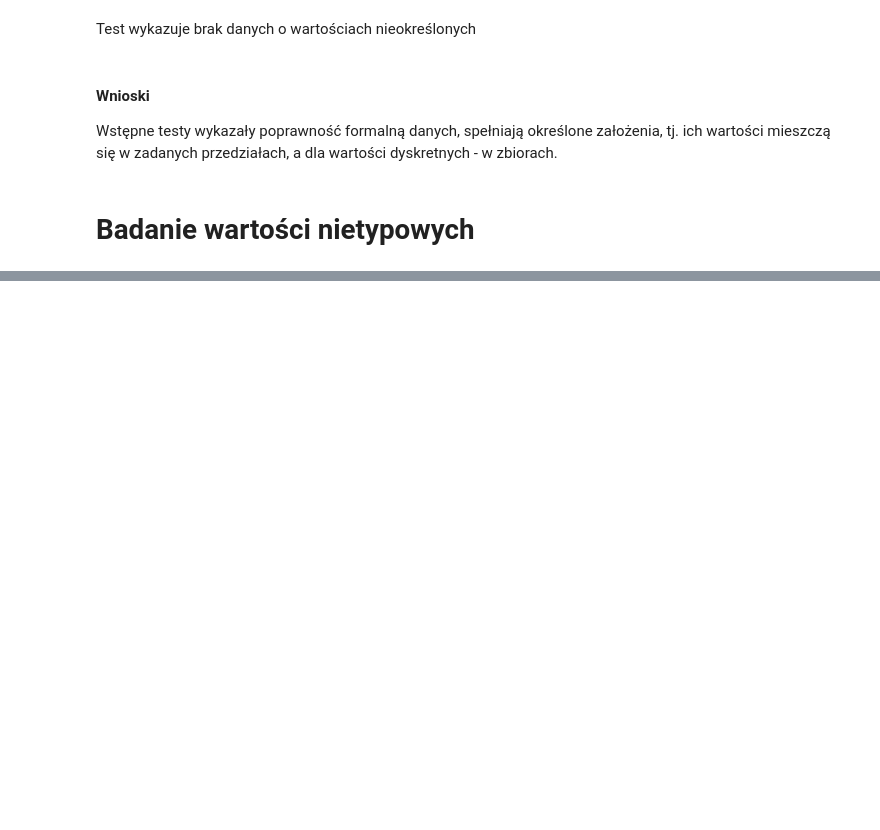
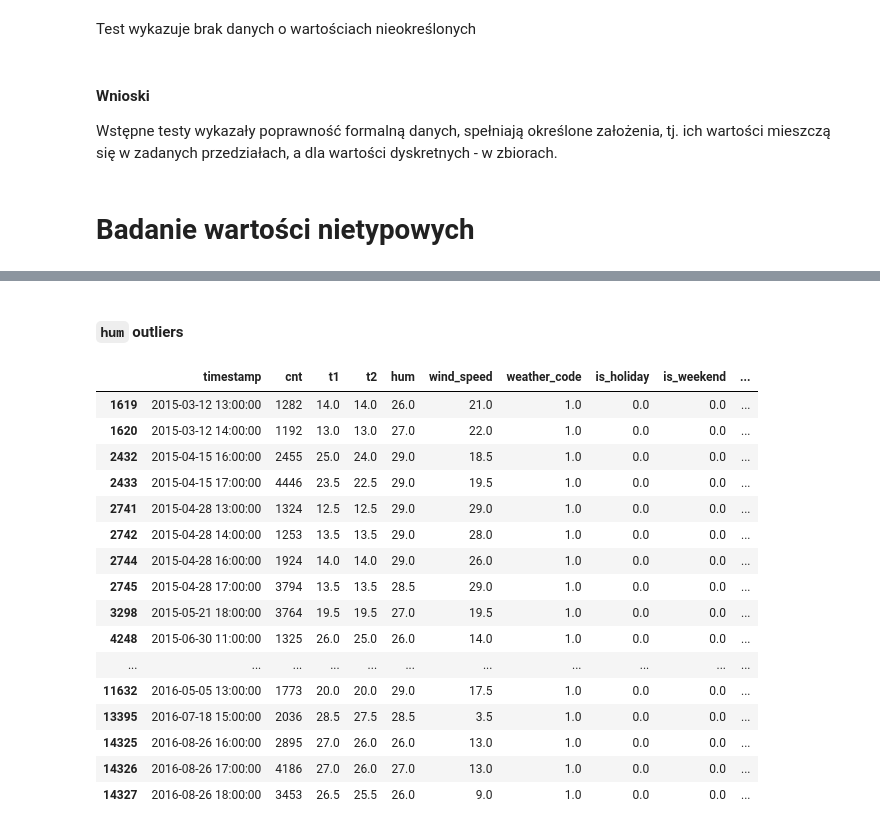
Before and after one commit to hubert-mazur/bike_sharing_data_exploration, a Jupyter notebook: project.ipynb, the cells around one changed output, grey strips where cells are left out. Saved outputs shown, nothing was run; the diff lists cells and outputs as text; code cells hidden in the pictures; blank space fills up the shorter version.

```diff
--- a/project.ipynb
+++ b/project.ipynb
@@ -141,0 +167,22 @@ outliered_dataset
+# %% [markdown]
+#### `hum` outliers
+# %%
+dataset.iloc[list(map(lambda x: x[0],filter(lambda x: x[1] == 3, sorted_outliers)))]
+# %% [output]
+|  | timestamp | cnt | t1 | t2 | hum | wind_speed | weather_code | is_holiday | is_weekend | ... |
+| 1619 | 2015-03-12 13:00:00 | 1282 | 14.0 | 14.0 | 26.0 | 21.0 | 1.0 | 0.0 | 0.0 | ... |
+| 1620 | 2015-03-12 14:00:00 | 1192 | 13.0 | 13.0 | 27.0 | 22.0 | 1.0 | 0.0 | 0.0 | ... |
+| 2432 | 2015-04-15 16:00:00 | 2455 | 25.0 | 24.0 | 29.0 | 18.5 | 1.0 | 0.0 | 0.0 | ... |
+| 2433 | 2015-04-15 17:00:00 | 4446 | 23.5 | 22.5 | 29.0 | 19.5 | 1.0 | 0.0 | 0.0 | ... |
+| 2741 | 2015-04-28 13:00:00 | 1324 | 12.5 | 12.5 | 29.0 | 29.0 | 1.0 | 0.0 | 0.0 | ... |
+| 2742 | 2015-04-28 14:00:00 | 1253 | 13.5 | 13.5 | 29.0 | 28.0 | 1.0 | 0.0 | 0.0 | ... |
+| 2744 | 2015-04-28 16:00:00 | 1924 | 14.0 | 14.0 | 29.0 | 26.0 | 1.0 | 0.0 | 0.0 | ... |
+| 2745 | 2015-04-28 17:00:00 | 3794 | 13.5 | 13.5 | 28.5 | 29.0 | 1.0 | 0.0 | 0.0 | ... |
+| 3298 | 2015-05-21 18:00:00 | 3764 | 19.5 | 19.5 | 27.0 | 19.5 | 1.0 | 0.0 | 0.0 | ... |
+| 4248 | 2015-06-30 11:00:00 | 1325 | 26.0 | 25.0 | 26.0 | 14.0 | 1.0 | 0.0 | 0.0 | ... |
+| ... | ... | ... | ... | ... | ... | ... | ... | ... | ... | ... |
+| 11632 | 2016-05-05 13:00:00 | 1773 | 20.0 | 20.0 | 29.0 | 17.5 | 1.0 | 0.0 | 0.0 | ... |
+| 13395 | 2016-07-18 15:00:00 | 2036 | 28.5 | 27.5 | 28.5 | 3.5 | 1.0 | 0.0 | 0.0 | ... |
+| 14325 | 2016-08-26 16:00:00 | 2895 | 27.0 | 26.0 | 26.0 | 13.0 | 1.0 | 0.0 | 0.0 | ... |
+| 14326 | 2016-08-26 17:00:00 | 4186 | 27.0 | 26.0 | 27.0 | 13.0 | 1.0 | 0.0 | 0.0 | ... |
+| 14327 | 2016-08-26 18:00:00 | 3453 | 26.5 | 25.5 | 26.0 | 9.0 | 1.0 | 0.0 | 0.0 | ... |
```
Also changed, not shown: parts of 12 cells of this notebook.
